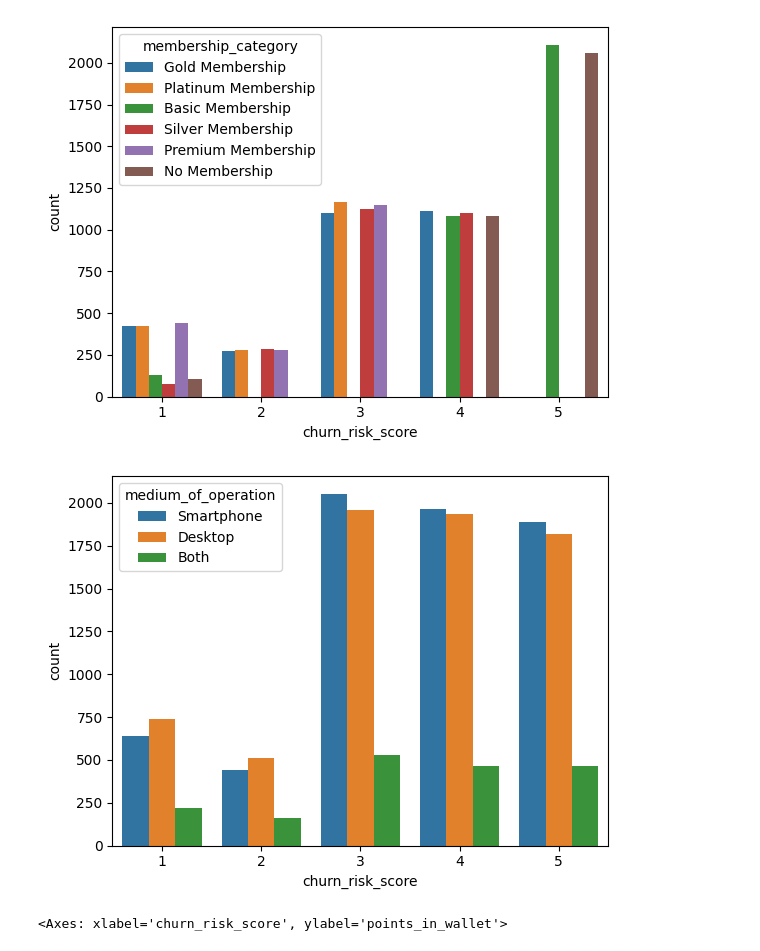
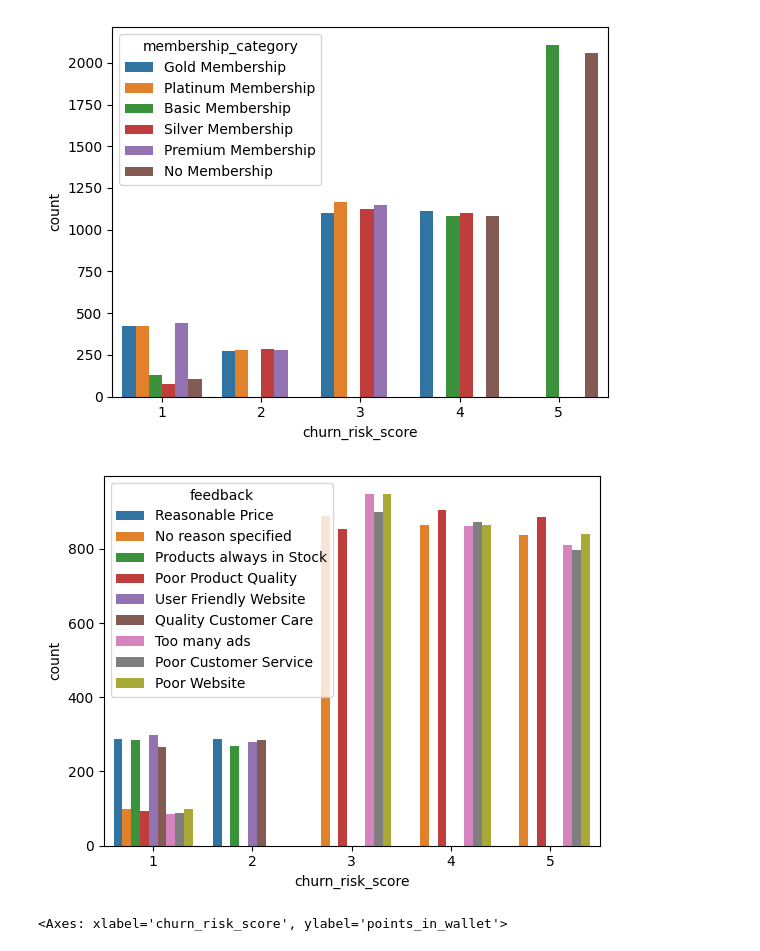
Before and after one commit to SSarkar-1/Customer-Churn-Prediction, a Jupyter notebook: Churn_Predictor.ipynb, the cells around one changed output. Cells and saved outputs as stored; diff of their text form; code cells hidden in the pictures.

```diff
--- a/Churn_Predictor.ipynb
+++ b/Churn_Predictor.ipynb
@@ -389,11 +394,11 @@ sns.countplot(x="churn_risk_score",hue='membership_category',data=train3)
 plt.show()
 # %% [output]
 [figure]
-# %%
-sns.countplot(x="churn_risk_score",hue='medium_of_operation',data=train3)
-plt.show()
-# %% [output]
-[figure, removed]
+# %%
+sns.countplot(x="churn_risk_score",hue='feedback',data=train3)
+plt.show()
+# %% [output]
+[figure, added]
 # %%
 sns.boxplot(x='churn_risk_score',y='points_in_wallet',data=train3)
 # %% [output]
```
Also changed, not shown: parts of 11 cells of this notebook.
